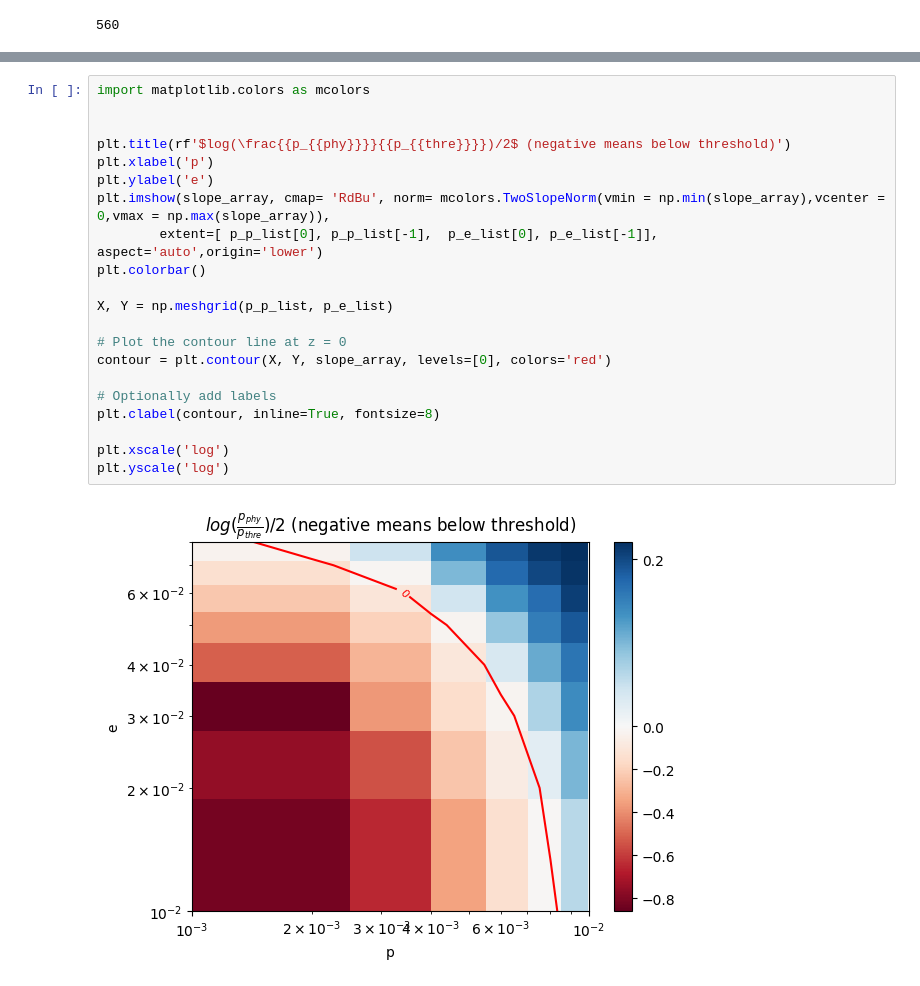
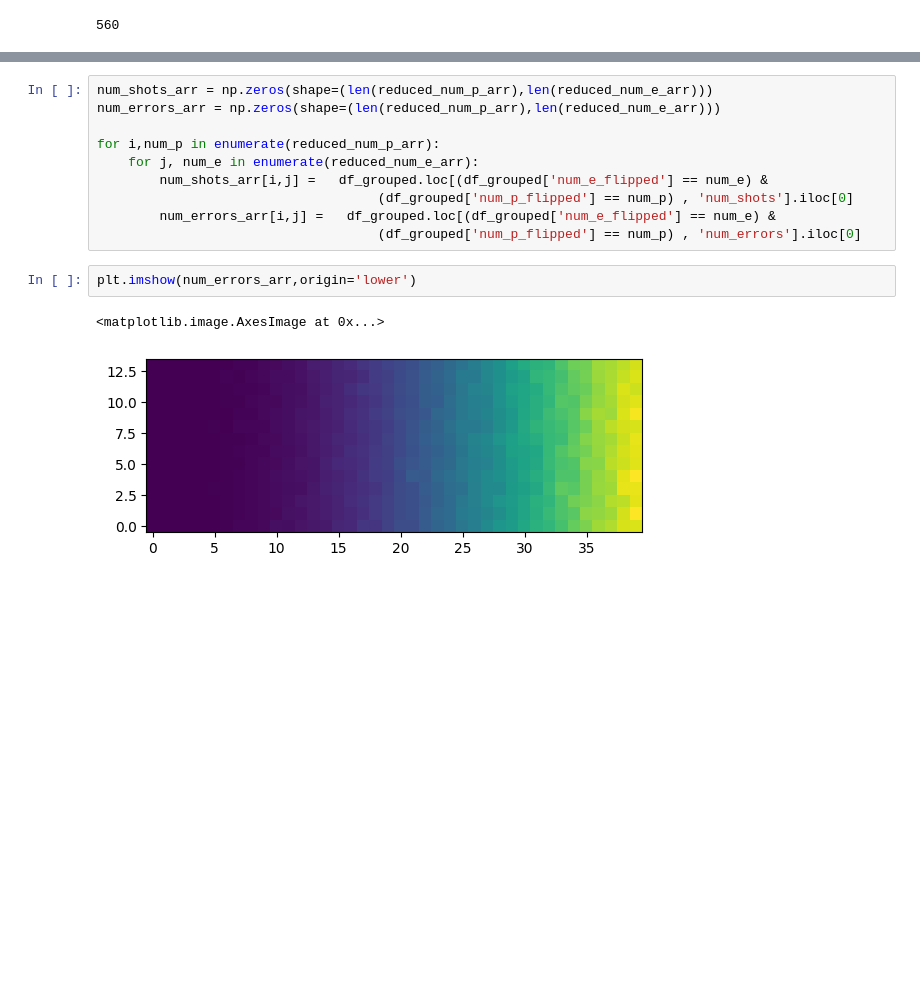
Before and after one commit to JiakaiW/surface_simulation_test, a Jupyter notebook: pack_and_analysis_importance_sampling.ipynb, the cells around one changed output, grey strips where cells are left out. Saved outputs shown, nothing was run; the diff lists cells and outputs as text; blank space fills up the shorter version.

```diff
--- a/pack_and_analysis_importance_sampling.ipynb
+++ b/pack_and_analysis_importance_sampling.ipynb
@@ -426,23 +275,15 @@ p_log: ['9.29e-02', '1.65e-01', '2.61e-01', '3.49e-01'], base = 0.22135122880624
-# %%
-import matplotlib.colors as mcolors
-
-
-plt.title(rf'$log(\frac{{p_{{phy}}}}{{p_{{thre}}}})/2$ (negative means below threshold)')
-plt.xlabel('p')
-plt.ylabel('e')
-plt.imshow(slope_array, cmap= 'RdBu', norm= mcolors.TwoSlopeNorm(vmin = np.min(slope_array),vcenter = 0,vmax = np.max(slope_array)),
-        extent=[ p_p_list[0], p_p_list[-1],  p_e_list[0], p_e_list[-1]], aspect='auto',origin='lower')
-plt.colorbar()
-
-X, Y = np.meshgrid(p_p_list, p_e_list)
-
-# Plot the contour line at z = 0
-contour = plt.contour(X, Y, slope_array, levels=[0], colors='red')
-
-# Optionally add labels
-plt.clabel(contour, inline=True, fontsize=8)
-
-plt.xscale('log')
-plt.yscale('log')
-# %% [output]
-[figure, removed]
+# %%
+num_shots_arr = np.zeros(shape=(len(reduced_num_p_arr),len(reduced_num_e_arr)))
+num_errors_arr = np.zeros(shape=(len(reduced_num_p_arr),len(reduced_num_e_arr)))
+
+for i,num_p in enumerate(reduced_num_p_arr):
+    for j, num_e in enumerate(reduced_num_e_arr):
+        num_shots_arr[i,j] =   df_grouped.loc[(df_grouped['num_e_flipped'] == num_e) &
+                                    (df_grouped['num_p_flipped'] == num_p) , 'num_shots'].iloc[0]
+        num_errors_arr[i,j] =   df_grouped.loc[(df_grouped['num_e_flipped'] == num_e) &
+                                    (df_grouped['num_p_flipped'] == num_p) , 'num_errors'].iloc[0]
+# %%
+plt.imshow(num_errors_arr,origin='lower')
+# %% [output]
+<matplotlib.image.AxesImage at 0x...>
+[figure, added]
```
Also changed, not shown: parts of 10 cells of this notebook, 11 other files.
